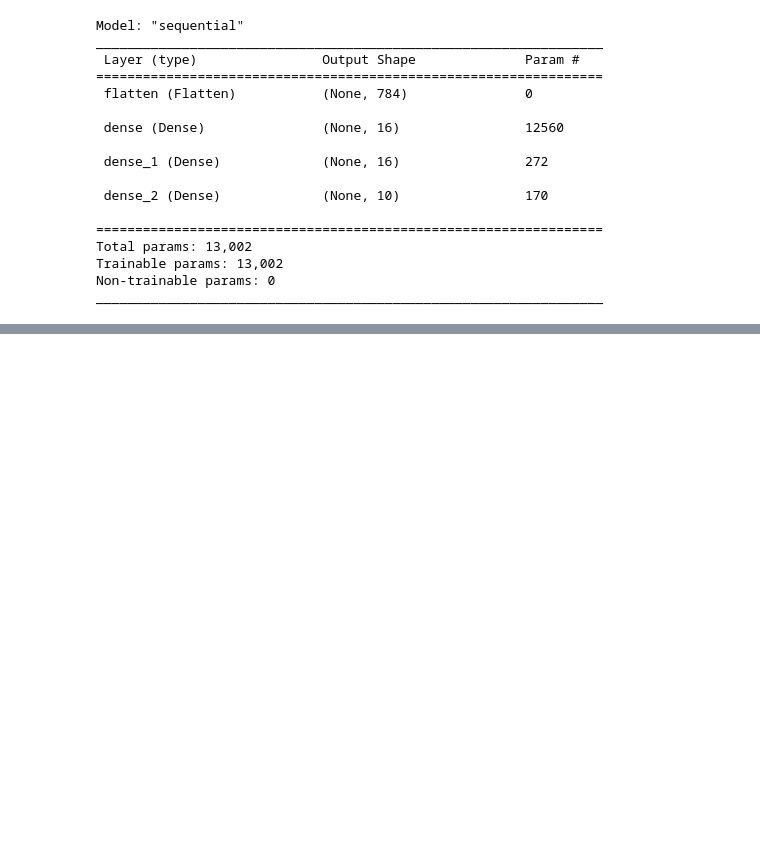
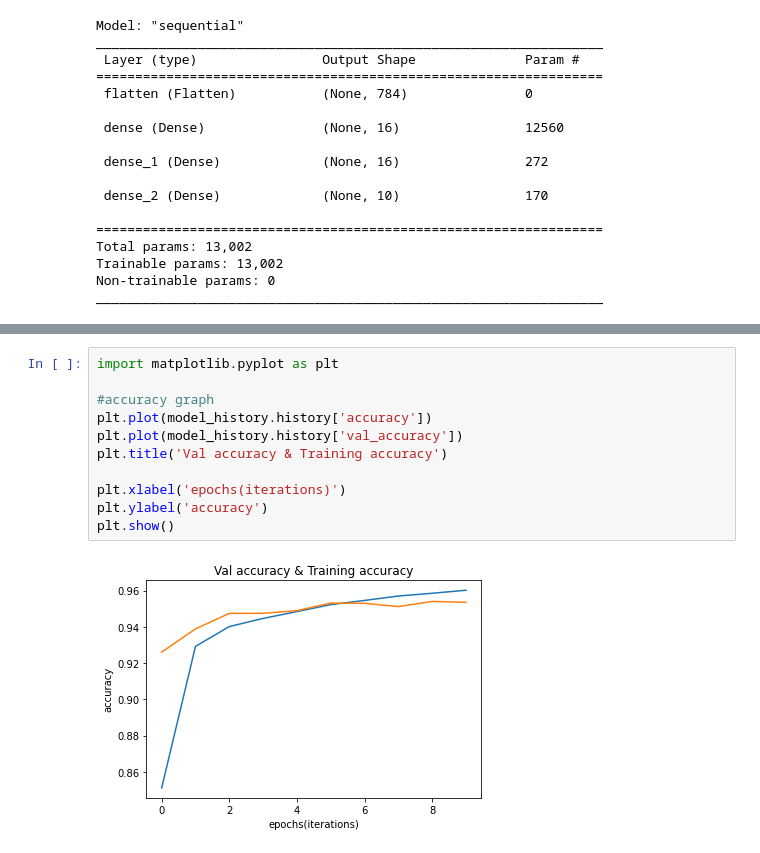
Before and after one commit to ALEX9396/MNISTAss, a Jupyter notebook: mnistAss.ipynb, the cells around one changed output, grey strips where cells are left out. Saved outputs shown, nothing was run; the diff lists cells and outputs as text; blank space fills up the shorter version.

Commit message:
added graphs for accuracy and loss

```diff
--- a/mnistAss.ipynb
+++ b/mnistAss.ipynb
@@ -67,3 +67,16 @@ Epoch 9/10
 1500/1500 [==============================] - 3s 2ms/step - loss: 0.1361 - accuracy: 0.9585 - val_loss: 0.1599 - val_accuracy: 0.9540
 Epoch 10/10
 1500/1500 [==============================] - 3s 2ms/step - loss: 0.1313 - accuracy: 0.9602 - val_loss: 0.1591 - val_accuracy: 0.9535
+# %%
+import matplotlib.pyplot as plt
+
+#accuracy graph
+plt.plot(model_history.history['accuracy'])
+plt.plot(model_history.history['val_accuracy'])
+plt.title('Val accuracy & Training accuracy')
+
+plt.xlabel('epochs(iterations)')
+plt.ylabel('accuracy')
+plt.show()
+# %% [output]
+[figure, added]
```
Also changed, not shown: parts of 1 cell of this notebook.
